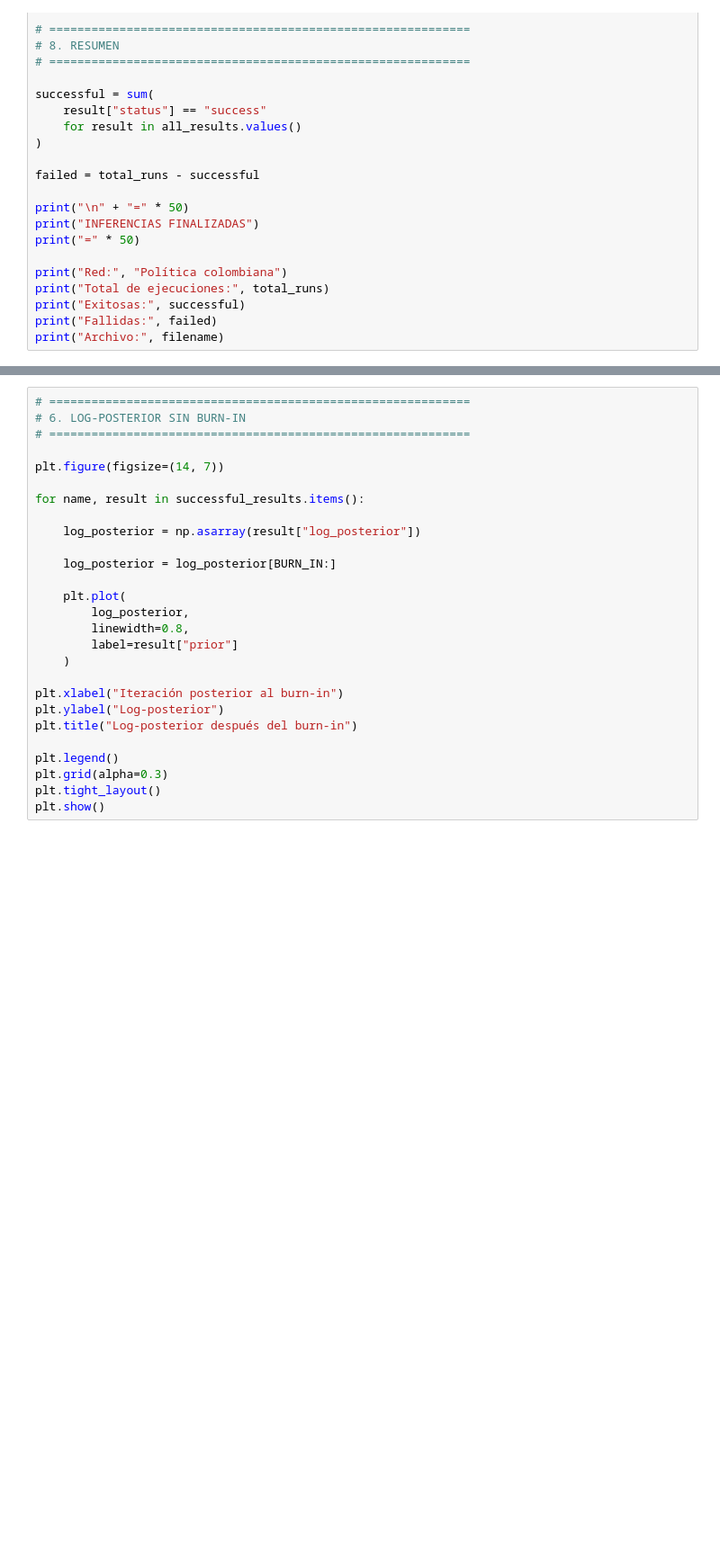
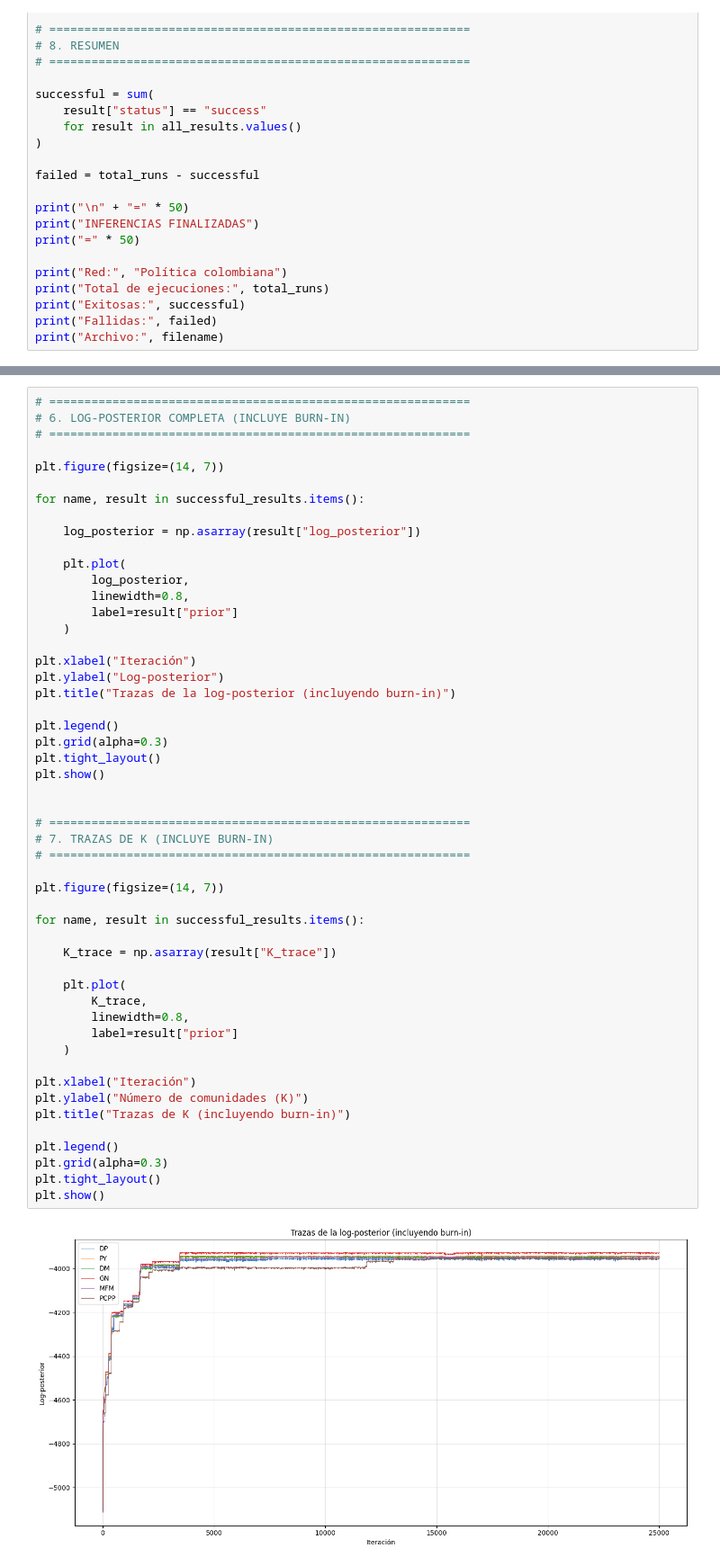
Before and after one commit to cnosa/blockregressiondynamicsnetwork, a Jupyter notebook: python/experiment_colombian_politics.ipynb, the cells around one changed output, grey strips where cells are left out. Shown at 90% size. Cells and saved outputs as stored; diff of their text form; blank space fills up the shorter version.

```diff
--- a/python/experiment_colombian_politics.ipynb
+++ b/python/experiment_colombian_politics.ipynb
@@ -1508,27 +1904,53 @@ plot_adjacency_partitions(
 # %%
 # ============================================================
-# 6. LOG-POSTERIOR SIN BURN-IN
+# 6. LOG-POSTERIOR COMPLETA (INCLUYE BURN-IN)
 # ============================================================
 
 plt.figure(figsize=(14, 7))
 
 for name, result in successful_results.items():
 
     log_posterior = np.asarray(result["log_posterior"])
 
-    log_posterior = log_posterior[BURN_IN:]
-
     plt.plot(
         log_posterior,
         linewidth=0.8,
         label=result["prior"]
     )
 
-plt.xlabel("Iteración posterior al burn-in")
+plt.xlabel("Iteración")
 plt.ylabel("Log-posterior")
-plt.title("Log-posterior después del burn-in")
+plt.title("Trazas de la log-posterior (incluyendo burn-in)")
 
 plt.legend()
 plt.grid(alpha=0.3)
 plt.tight_layout()
 plt.show()
+
+
+# ============================================================
+# 7. TRAZAS DE K (INCLUYE BURN-IN)
+# ============================================================
+
+plt.figure(figsize=(14, 7))
+
+for name, result in successful_results.items():
+
+    K_trace = np.asarray(result["K_trace"])
+
+    plt.plot(
+        K_trace,
+        linewidth=0.8,
+        label=result["prior"]
+    )
+
+plt.xlabel("Iteración")
+plt.ylabel("Número de comunidades (K)")
+plt.title("Trazas de K (incluyendo burn-in)")
+
+plt.legend()
+plt.grid(alpha=0.3)
+plt.tight_layout()
+plt.show()
+# %% [output]
+[figure, added]
```
Also changed, not shown: parts of 13 cells of this notebook, 2 other files.
